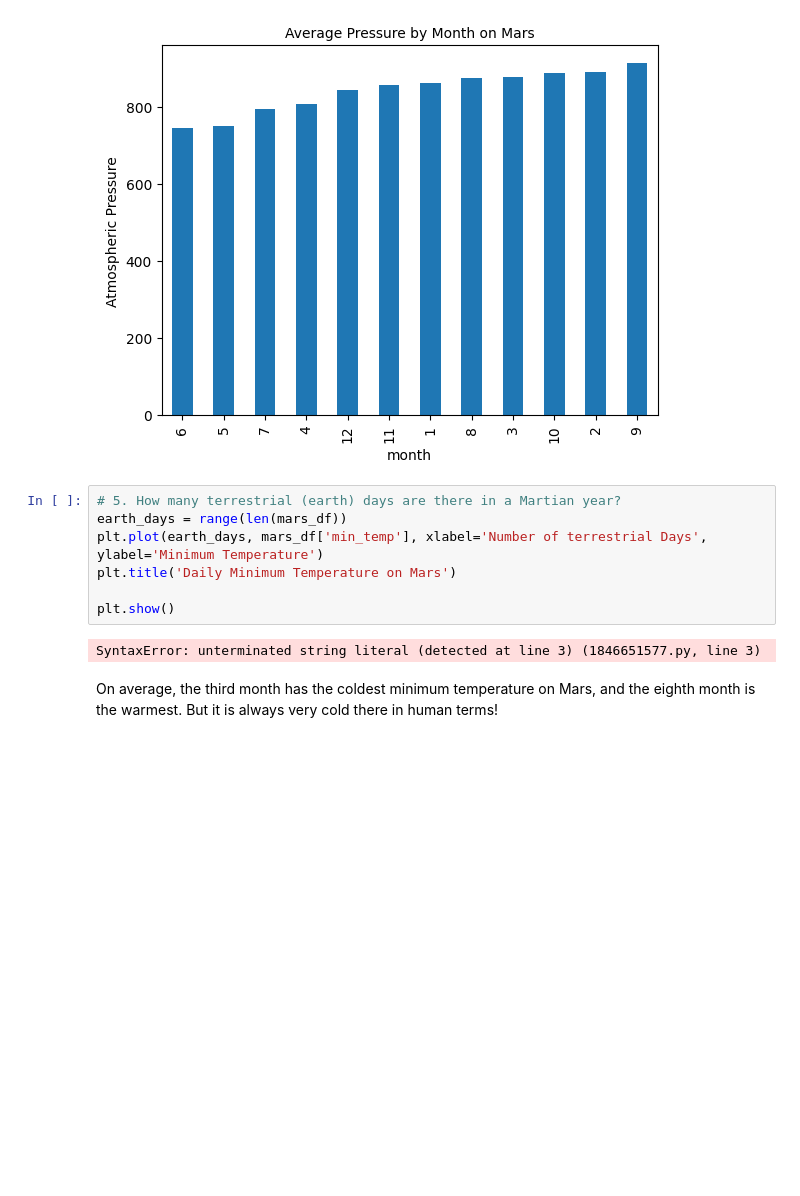
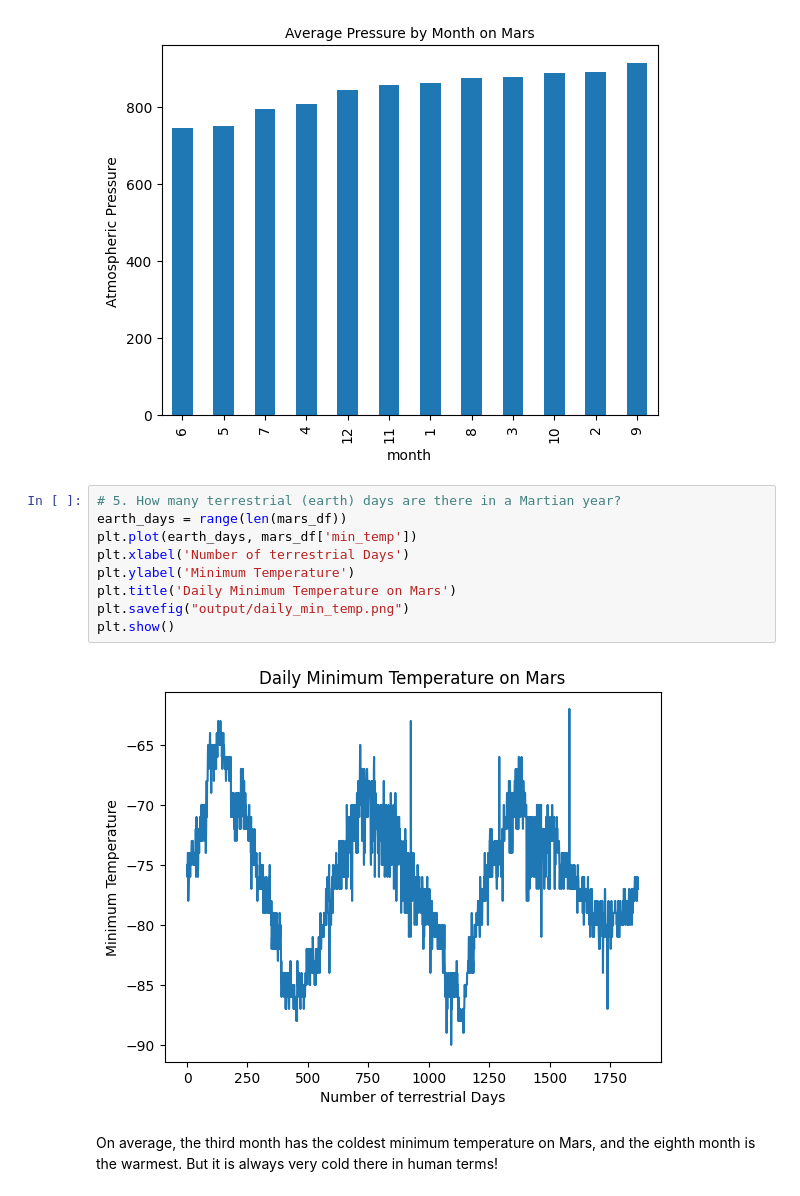
Before and after one commit to caitlin-hartley/web_scraping_challenge, a Jupyter notebook: part_2_mars_weather.ipynb, the cells around one changed output. Saved outputs shown, nothing was run; the diff lists cells and outputs as text; blank space fills up the shorter version.

Commit message:
update part 2 final graph

```diff
--- a/part_2_mars_weather.ipynb
+++ b/part_2_mars_weather.ipynb
@@ -278,12 +263,14 @@ plt.show()
 # %%
 # 5. How many terrestrial (earth) days are there in a Martian year?
 earth_days = range(len(mars_df))
-plt.plot(earth_days, mars_df['min_temp'], xlabel='Number of terrestrial Days', ylabel='Minimum Temperature')
+plt.plot(earth_days, mars_df['min_temp'])
+plt.xlabel('Number of terrestrial Days')
+plt.ylabel('Minimum Temperature')
 plt.title('Daily Minimum Temperature on Mars')
-
+plt.savefig("output/daily_min_temp.png")
 plt.show()
 # %% [output]
-SyntaxError: unterminated string literal (detected at line 3) (1846651577.py, line 3)
+[figure, added]
 # %% [markdown]
 On average, the third month has the coldest minimum temperature on Mars, and the eighth month is the warmest. But it is always very cold there in human terms!
 # %% [markdown]
```
Also changed, not shown: parts of 1 cell of this notebook.
